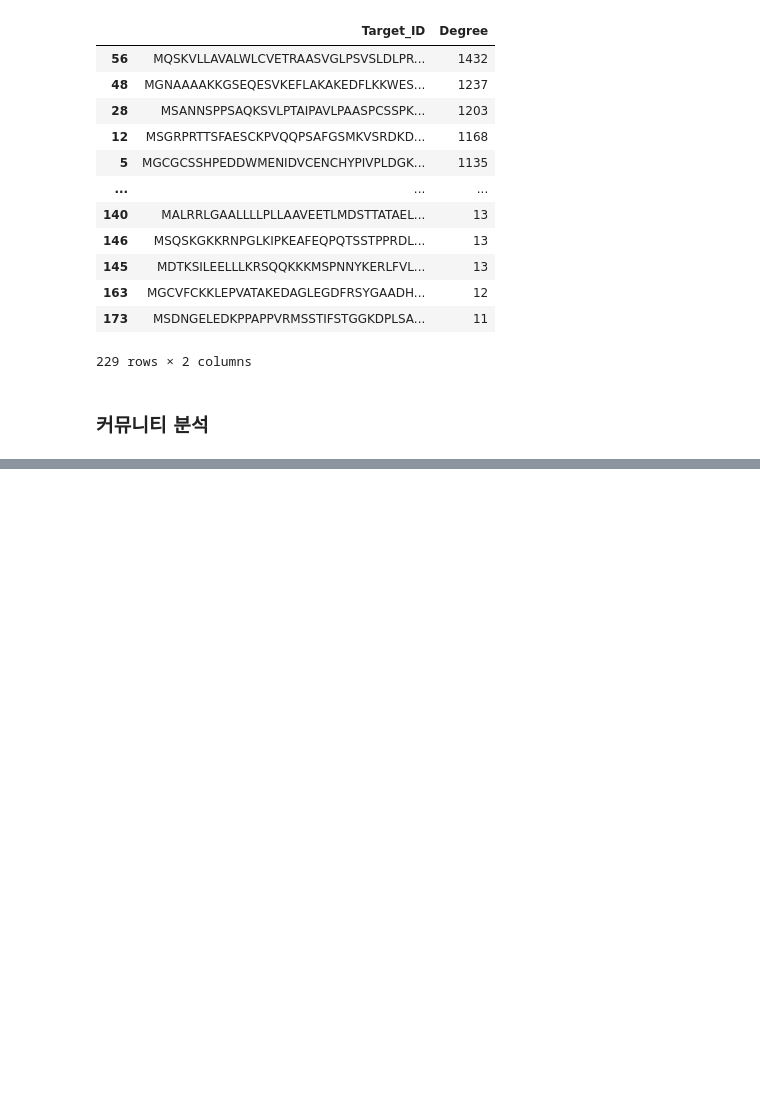
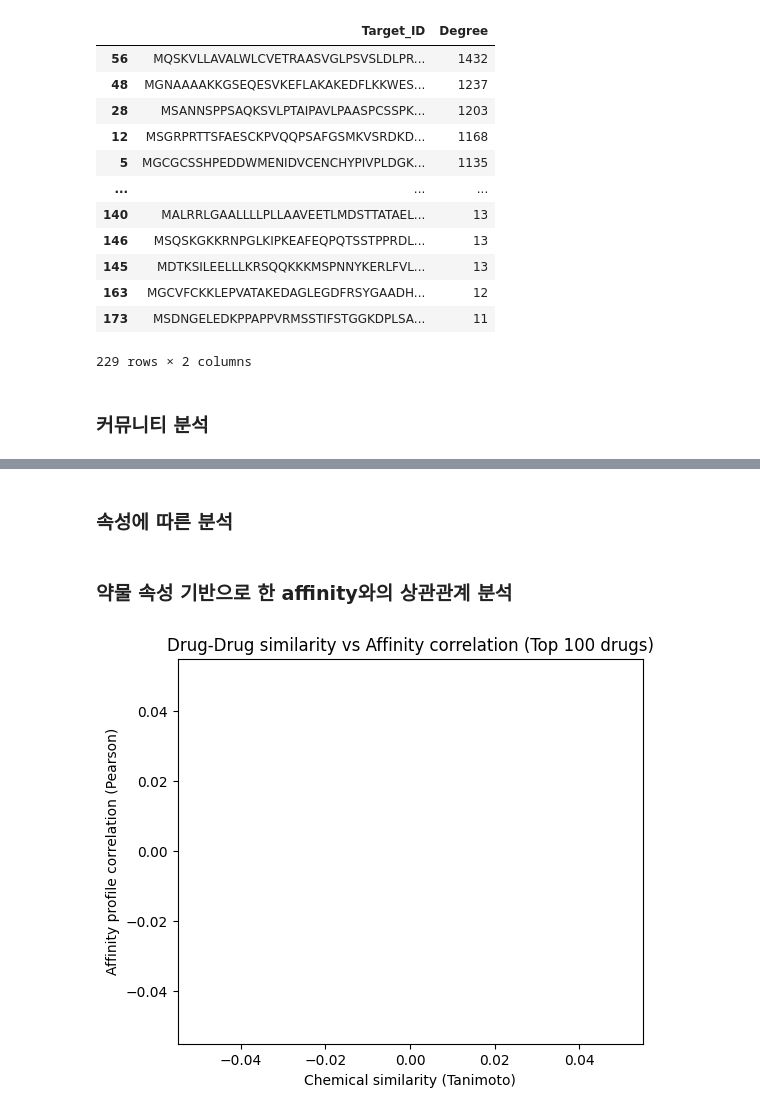
Before and after one commit to annie4616/25_summer_DTI, a Jupyter notebook: data_analysis.ipynb, the cells around one changed output, grey strips where cells are left out. Cells and saved outputs as stored; diff of their text form; code cells hidden in the pictures; blank space fills up the shorter version.

Commit message:
data analysis ongoing

```diff
--- a/data_analysis.ipynb
+++ b/data_analysis.ipynb
@@ -509,0 +511,8 @@ plt.show()
+# %%
+# 커뮤니티별 노드 분리
+for i, comm in enumerate(communities_high_aff):
+    drugs = [n for n in comm if n.startswith("CHEMBL")]
+    targets = [n for n in comm if not n.startswith("CHEMBL")]
+    print(f"\n=== Community {i} ===")
+    print(f"- Drugs ({len(drugs)}): {drugs[:10]} ...")
+    print(f"- Targets ({len(targets)}): {targets[:10]} ...")
@@ -509,0 +527,5 @@ plt.show()
+# %%
+for i, comm in enumerate(communities_high_aff):
+    sub = subgraph_high_aff.subgraph(comm)
+    aff_vals = [d["affinity"] for _, _, d in sub.edges(data=True)]
+    print(f"Community {i} | edges={len(aff_vals)} | mean affinity={np.mean(aff_vals):.2f}")
@@ -509,0 +535,6 @@ plt.show()
+# %%
+for i, comm in enumerate(communities_high_aff):
+    sub = subgraph_high_aff.subgraph(comm)
+    deg = dict(sub.degree())
+    top_nodes = sorted(deg.items(), key=lambda x: x[1], reverse=True)[:5]
+    print(f"Community {i} top hubs: {top_nodes}")
@@ -509,0 +544,54 @@ plt.show()
+# %% [markdown]
+### 속성에 따른 분석
+# %% [markdown]
+### 약물 속성 기반으로 한 affinity와의 상관관계 분석
+# %%
+# 약물 등장 빈도 기준 상위 100개 선택
+top_drugs = kiba["Drug_ID"].value_counts().head(100).index
+kiba_sub = kiba[kiba["Drug_ID"].isin(top_drugs)]
+
+# 약물별 SMILES
+drug_smiles = kiba_sub.groupby("Drug_ID")["Drug"].first().to_dict()
+
+# 약물별 affinity profile
+drug_profiles = kiba_sub.pivot_table(index="Drug_ID", columns="Drug", values="Y")
+
+# RDKit fingerprint 생성
+def smiles_to_fp(smiles, radius=2, nbits=2048):
+    mol = Chem.MolFromSmiles(smiles)
+    if mol:
+        return AllChem.GetMorganFingerprintAsBitVect(mol, radius, nBits=nbits)
+    else:
+        return None
+
+drug_fps = {d: smiles_to_fp(s) for d, s in drug_smiles.items() if smiles_to_fp(s) is not None}
+
+# 유사도 및 상관계수 계산
+similarities, correlations = [], []
+
+drugs = list(drug_fps.keys())
+for i in range(len(drugs)):
+    for j in range(i+1, len(drugs)):
+        d1, d2 = drugs[i], drugs[j]
+
+        # 화학적 유사도 (Tanimoto)
+        sim = DataStructs.TanimotoSimilarity(drug_fps[d1], drug_fps[d2])
+
+        # 공통 target에 대한 affinity profile 상관계수
+        prof1, prof2 = drug_profiles.loc[d1], drug_profiles.loc[d2]
+        common = prof1.dropna().index.intersection(prof2.dropna().index)
+
+        if len(common) > 2:  # 공통 target 최소 3개 이상
+            corr, _ = pearsonr(prof1[common], prof2[common])
+            similarities.append(sim)
+            correlations.append(corr)
+
+# 산점도 시각화
+plt.figure(figsize=(6,5))
+plt.scatter(similarities, correlations, alpha=0.4)
+plt.xlabel("Chemical similarity (Tanimoto)")
+plt.ylabel("Affinity profile correlation (Pearson)")
+plt.title("Drug-Drug similarity vs Affinity correlation (Top 100 drugs)")
+plt.show()
+# %% [output]
+[figure, added]
```
Also changed, not shown: parts of 9 cells of this notebook.
